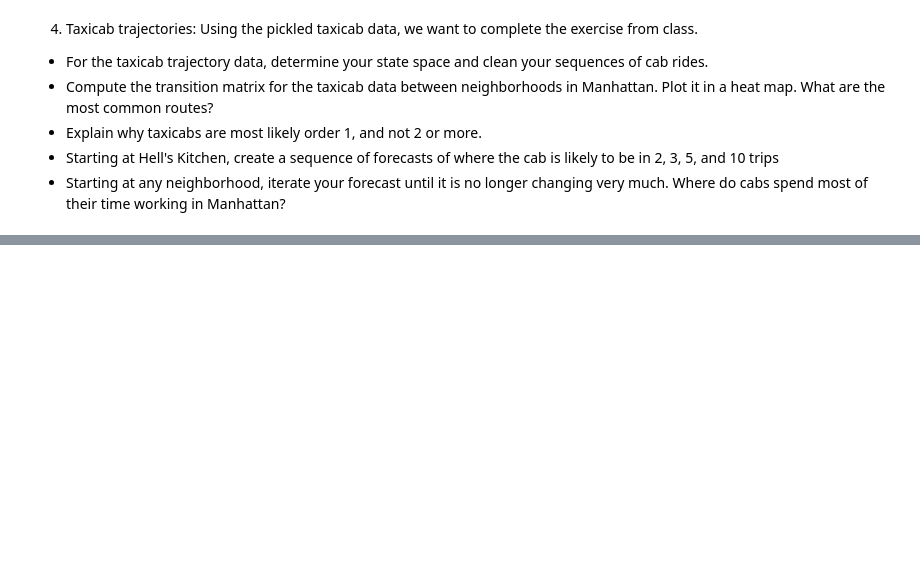
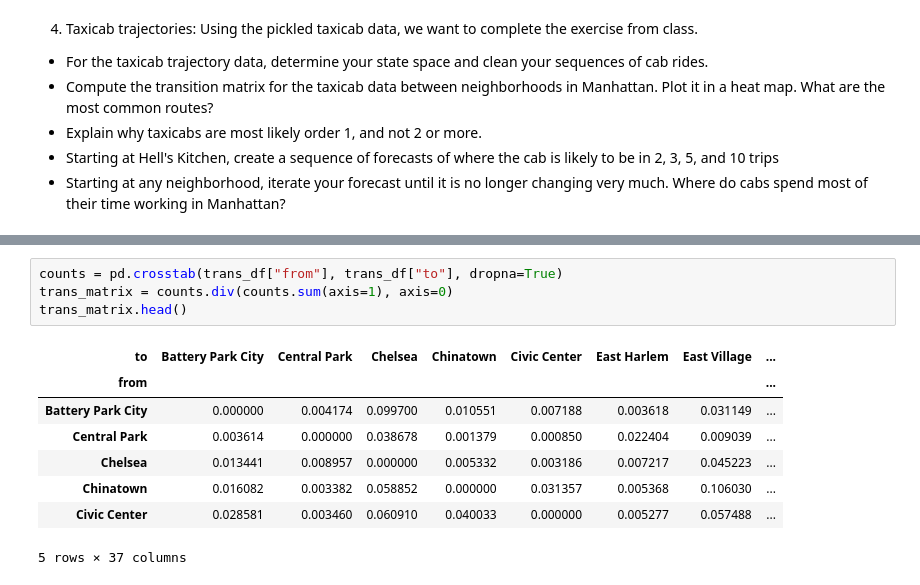
Before and after one commit to rtbaum/DS-5030, a Jupyter notebook: assignment_5.ipynb, the cells around one changed output, grey strips where cells are left out. Saved outputs shown, nothing was run; the diff lists cells and outputs as text; blank space fills up the shorter version.

```diff
--- a/assignment_5.ipynb
+++ b/assignment_5.ipynb
@@ -364,0 +402,13 @@ I would note a few things that is impacting our model's success:
+# %%
+counts = pd.crosstab(trans_df["from"], trans_df["to"], dropna=True)
+trans_matrix = counts.div(counts.sum(axis=1), axis=0)
+trans_matrix.head()
+# %% [output]
+| to | Battery Park City | Central Park | Chelsea | Chinatown | Civic Center | East Harlem | East Village | ... |
+| from |  |  |  |  |  |  |  | ... |
+| Battery Park City | 0.000000 | 0.004174 | 0.099700 | 0.010551 | 0.007188 | 0.003618 | 0.031149 | ... |
+| Central Park | 0.003614 | 0.000000 | 0.038678 | 0.001379 | 0.000850 | 0.022404 | 0.009039 | ... |
+| Chelsea | 0.013441 | 0.008957 | 0.000000 | 0.005332 | 0.003186 | 0.007217 | 0.045223 | ... |
+| Chinatown | 0.016082 | 0.003382 | 0.058852 | 0.000000 | 0.031357 | 0.005368 | 0.106030 | ... |
+| Civic Center | 0.028581 | 0.003460 | 0.060910 | 0.040033 | 0.000000 | 0.005277 | 0.057488 | ... |
+5 rows × 37 columns
```
Also changed, not shown: parts of 11 cells of this notebook.
